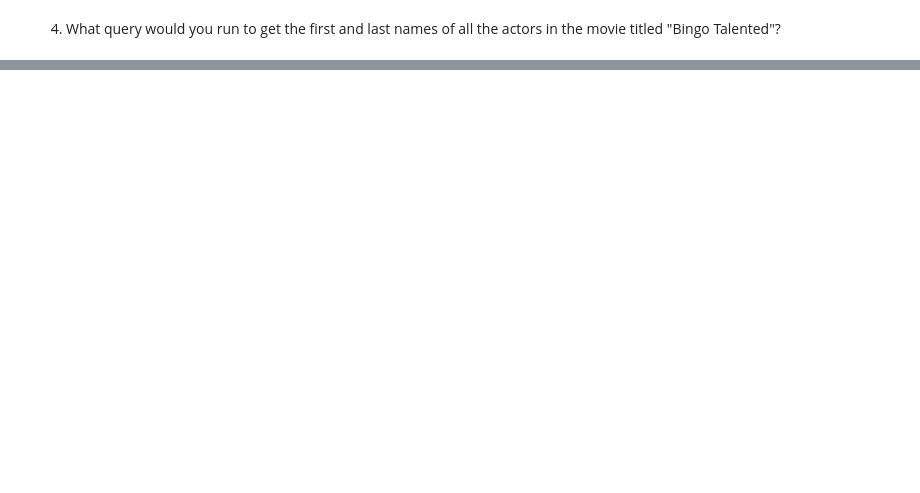
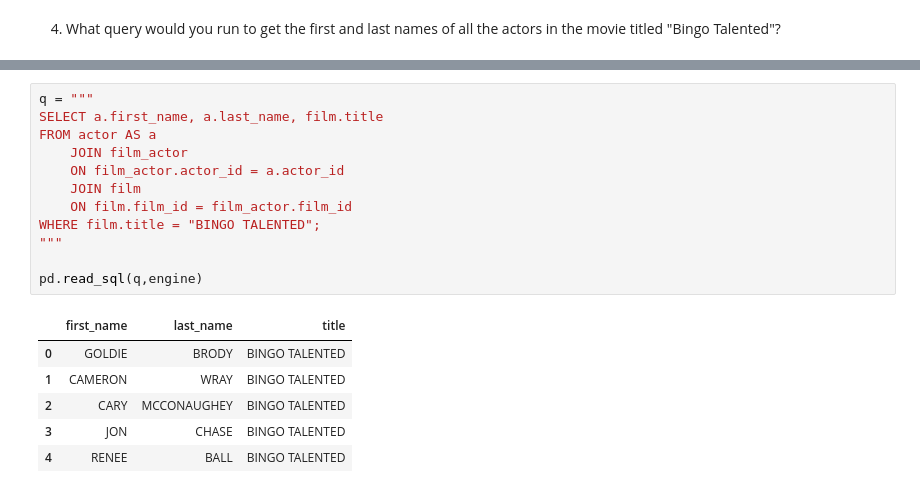
Before and after one commit to dcreeder89/Sakila-Queries-Core-Assignment, a Jupyter notebook: Reeder_ Sakila Queries.ipynb, the cells around one changed output, grey strips where cells are left out. Cells and saved outputs as stored; diff of their text form; blank space fills up the shorter version.

```diff
--- a/Reeder_ Sakila Queries.ipynb
+++ b/Reeder_ Sakila Queries.ipynb
@@ -35,0 +115,19 @@ Engine(mysql+pymysql://dcbailo89:***@192.168.1.6/sakila-data)
+# %%
+q = """
+SELECT a.first_name, a.last_name, film.title
+FROM actor AS a
+	JOIN film_actor
+    ON film_actor.actor_id = a.actor_id
+    JOIN film
+    ON film.film_id = film_actor.film_id
+WHERE film.title = "BINGO TALENTED";
+"""
+
+pd.read_sql(q,engine)
+# %% [output]
+|  | first_name | last_name | title |
+| 0 | GOLDIE | BRODY | BINGO TALENTED |
+| 1 | CAMERON | WRAY | BINGO TALENTED |
+| 2 | CARY | MCCONAUGHEY | BINGO TALENTED |
+| 3 | JON | CHASE | BINGO TALENTED |
+| 4 | RENEE | BALL | BINGO TALENTED |
```
Also changed, not shown: parts of 12 cells of this notebook, 1 other file.
